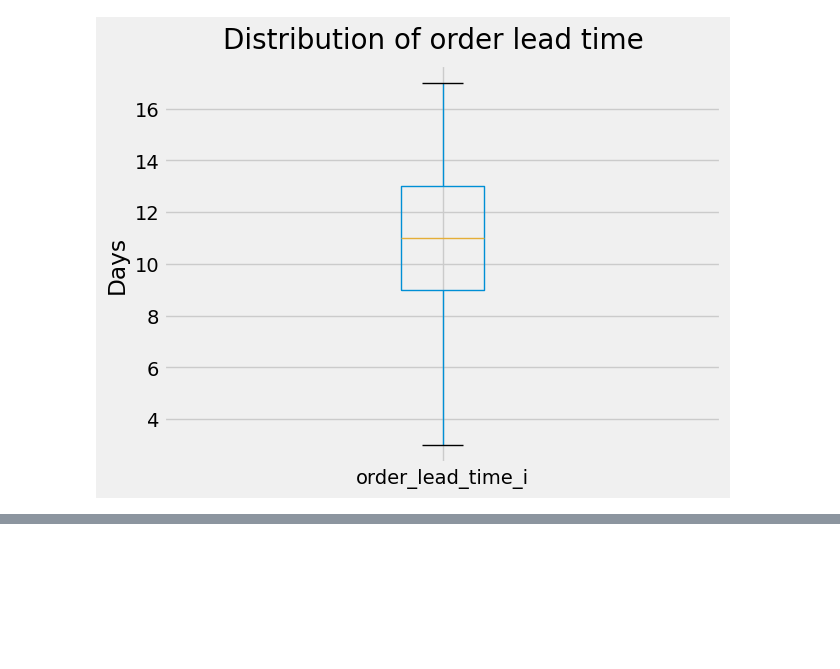
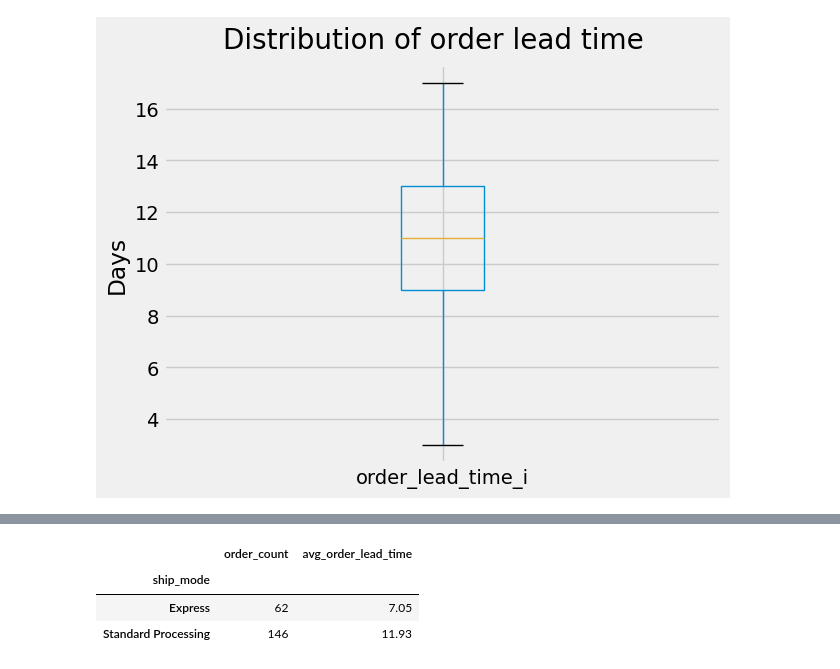
Before and after one commit to GioGonzalez07/EDA_project, a Jupyter notebook: order_lead_time.ipynb, the cells around one changed output, grey strips where cells are left out. Drawn from its saved outputs; the diff is of its cells as text; code cells hidden in the pictures; blank space fills up the shorter version.

```diff
--- a/order_lead_time.ipynb
+++ b/order_lead_time.ipynb
@@ -150,0 +158,17 @@ plt.ylabel('Days');
+# %%
+# create new DF sorted by ship mode and using unique values from the order_date column
+# then display a column with the COUNT for order_counter and MEAN value for avg_order_lead_time
+order_lead_with_ship_mode = lead_time.groupby('ship_mode').agg(order_count=('order_date',lambda x: x.nunique()),
+                                    avg_order_lead_time=('order_lead_time_i','mean'))
+
+order_lead_with_ship_mode
+
+# The lambda function lambda x: x in Python is an anonymous function that returns its input x unchanged.
+# In other words, it's an identity function.
+# When you pass lambda x: x to one of these functions, it effectively means "do nothing" because it returns the input unchanged.
+# This can be useful in cases where you need to pass a function as an argument to another function but don't want to alter the data.
+# %% [output]
+|  | order_count | avg_order_lead_time |
+| ship_mode |  |  |
+| Express | 62 | 7.05 |
+| Standard Processing | 146 | 11.93 |
```
Also changed, not shown: parts of 8 cells of this notebook.
